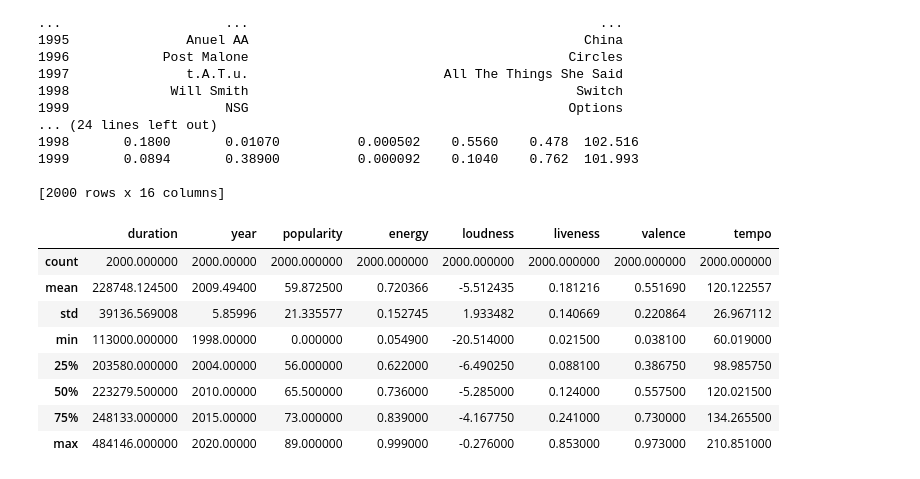
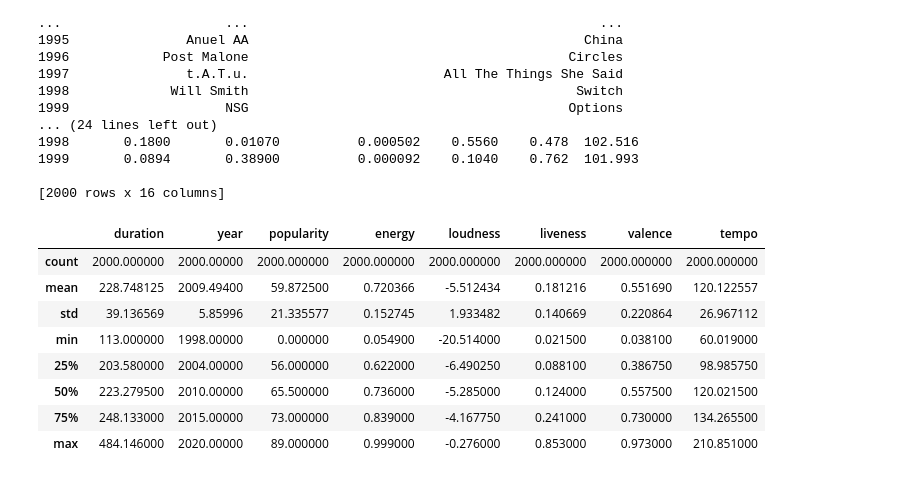
Before and after one commit to shaanCh/Data_Science-Machine_Learning, a Jupyter notebook: Machine Learning/MR Spotify.ipynb, the cells around one changed output. Saved outputs shown, nothing was run; the diff lists cells and outputs as text; code cells hidden in the pictures.

```diff
--- a/Machine Learning/MR Spotify.ipynb
+++ b/Machine Learning/MR Spotify.ipynb
@@ -55,18 +55,19 @@ print(grouped)
 # %%
 #Drop Instrumentalness, acousticness, speechness, key, mode, danceability
 grouped.drop(['instrumentalness', 'acousticness', 'speechiness', 'key', 'mode', 'danceability'], axis = 1, inplace=True)
 grouped.dropna(axis=0, inplace=True)
+grouped['duration'] = df['duration'] / 1000
 grouped.describe()
 # %% [output]
 |  | duration | year | popularity | energy | loudness | liveness | valence | tempo |
 | count | 2000.000000 | 2000.00000 | 2000.000000 | 2000.000000 | 2000.000000 | 2000.000000 | 2000.000000 | 2000.000000 |
-| mean | 228748.124500 | 2009.49400 | 59.872500 | 0.720366 | -5.512435 | 0.181216 | 0.551690 | 120.122557 |
-| std | 39136.569008 | 5.85996 | 21.335577 | 0.152745 | 1.933482 | 0.140669 | 0.220864 | 26.967112 |
-| min | 113000.000000 | 1998.00000 | 0.000000 | 0.054900 | -20.514000 | 0.021500 | 0.038100 | 60.019000 |
-| 25% | 203580.000000 | 2004.00000 | 56.000000 | 0.622000 | -6.490250 | 0.088100 | 0.386750 | 98.985750 |
-| 50% | 223279.500000 | 2010.00000 | 65.500000 | 0.736000 | -5.285000 | 0.124000 | 0.557500 | 120.021500 |
-| 75% | 248133.000000 | 2015.00000 | 73.000000 | 0.839000 | -4.167750 | 0.241000 | 0.730000 | 134.265500 |
-| max | 484146.000000 | 2020.00000 | 89.000000 | 0.999000 | -0.276000 | 0.853000 | 0.973000 | 210.851000 |
+| mean | 228.748125 | 2009.49400 | 59.872500 | 0.720366 | -5.512434 | 0.181216 | 0.551690 | 120.122557 |
+| std | 39.136569 | 5.85996 | 21.335577 | 0.152745 | 1.933482 | 0.140669 | 0.220864 | 26.967112 |
+| min | 113.000000 | 1998.00000 | 0.000000 | 0.054900 | -20.514000 | 0.021500 | 0.038100 | 60.019000 |
+| 25% | 203.580000 | 2004.00000 | 56.000000 | 0.622000 | -6.490250 | 0.088100 | 0.386750 | 98.985750 |
+| 50% | 223.279500 | 2010.00000 | 65.500000 | 0.736000 | -5.285000 | 0.124000 | 0.557500 | 120.021500 |
+| 75% | 248.133000 | 2015.00000 | 73.000000 | 0.839000 | -4.167750 | 0.241000 | 0.730000 | 134.265500 |
+| max | 484.146000 | 2020.00000 | 89.000000 | 0.999000 | -0.276000 | 0.853000 | 0.973000 | 210.851000 |
 # %%
 cor = grouped.corr()
 print(cor)
```
Also changed, not shown: parts of 1 cell of this notebook.
